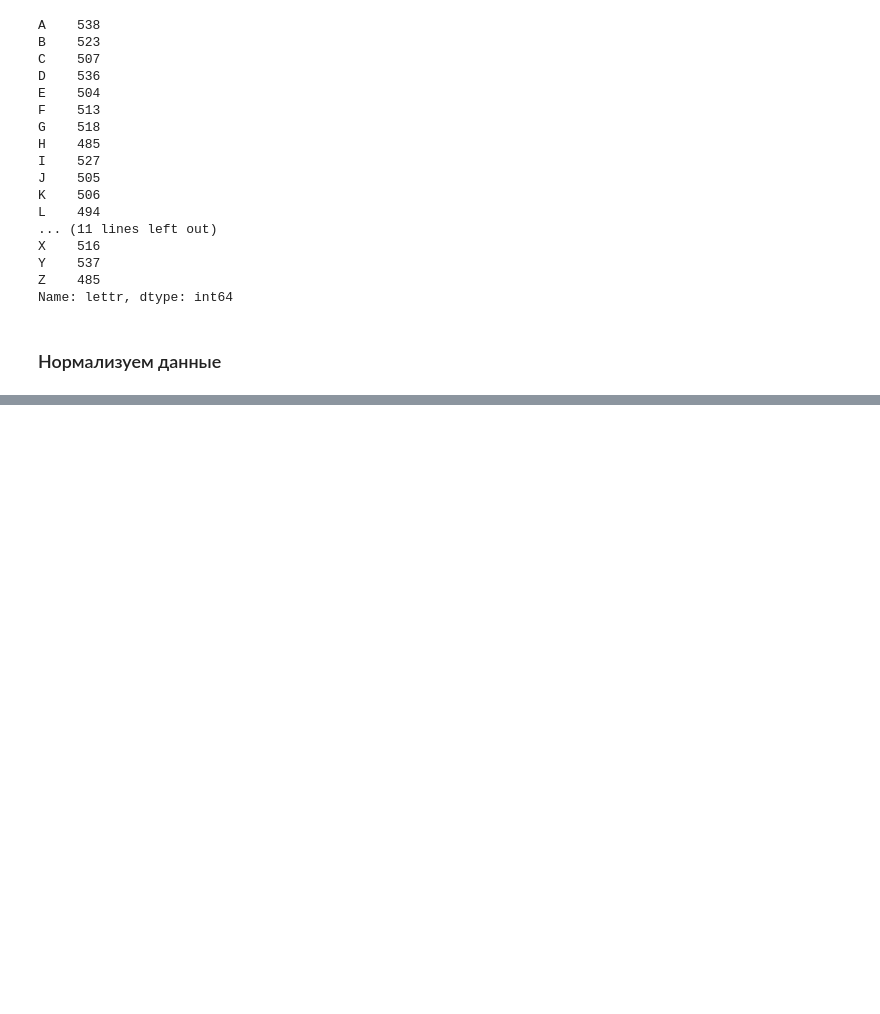
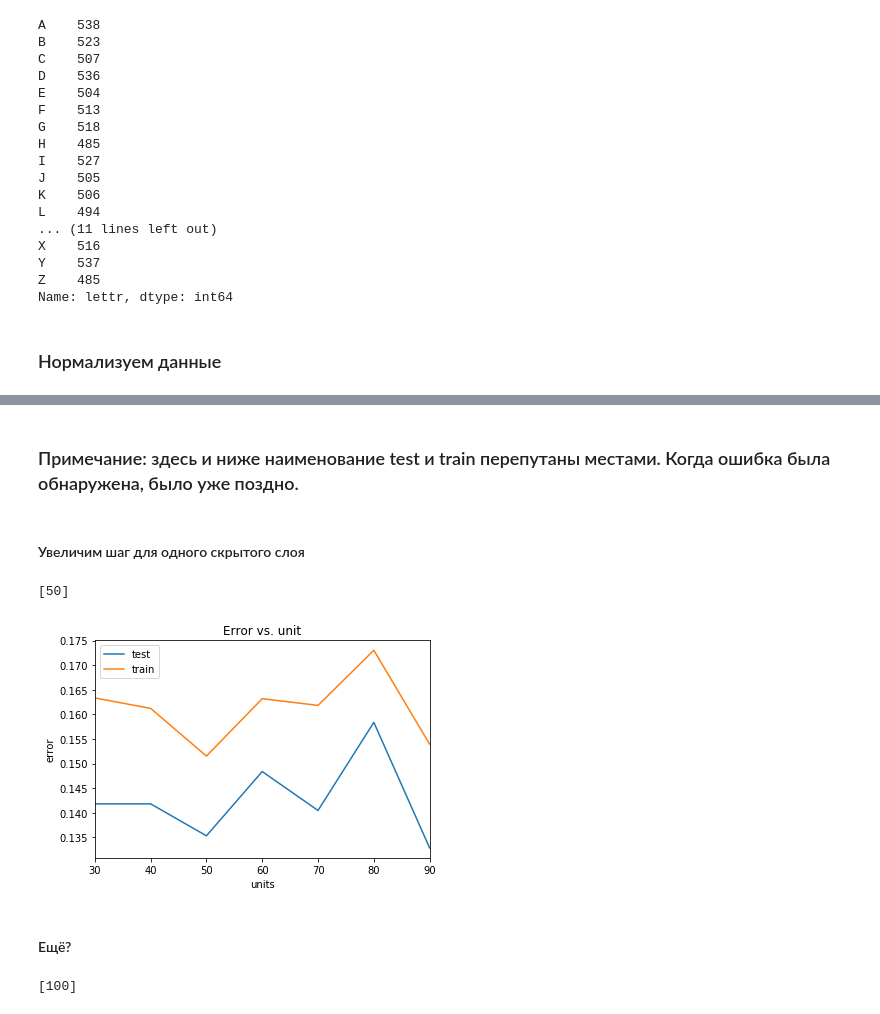
Before and after one commit to Lenferd/Machine-Learning, a Jupyter notebook: L1-dataset_review/letter-recognition-review.ipynb, the cells around one changed output, grey strips where cells are left out. Saved outputs shown, nothing was run; the diff lists cells and outputs as text; code cells hidden in the pictures; blank space fills up the shorter version.

```diff
--- a/L1-dataset_review/letter-recognition-review.ipynb
+++ b/L1-dataset_review/letter-recognition-review.ipynb
@@ -627,0 +679,38 @@ Train error: 0.06836331069482797
+# %% [markdown]
+### Примечание: здесь и ниже наименование test и train перепутаны местами. Когда ошибка была обнаружена, было уже поздно.
+# %% [markdown]
+#### Увеличим шаг для одного скрытого слоя
+# %%
+units_arr = np.arange(30, 100, 10)
+test_err = []
+train_err = []
+for unit in units_arr:
+    mlp_model = MLPClassifier(hidden_layer_sizes = (unit, ),
+                              solver = 'lbfgs', activation = 'logistic', random_state = 42)
+    mlp_model.fit(normalized_X_train, y_train)
+
+    y_train_pred = mlp_model.predict(normalized_X_train)
+    y_test_pred = mlp_model.predict(normalized_X_test)
+    train_err.append(np.mean(y_train != y_train_pred))
+    test_err.append(np.mean(y_test != y_test_pred))
+# %%
+min_train_err = np.min(train_err)
+min_test_err = np.min(test_err)
+
+units_opt = units_arr[test_err == min_test_err]
+print(units_opt)
+# %% [output]
+[50]
+# %%
+plt.plot(units_arr, train_err, label = 'test')
+plt.plot(units_arr, test_err, label = 'train')
+plt.xlim([np.min(units_arr), np.max(units_arr)])
+plt.title('Error vs. unit')
+plt.xlabel('units')
+plt.ylabel('error')
+plt.legend()
+pass
+# %% [output]
+[figure, added]
+# %% [markdown]
+#### Ещё?
@@ -627,0 +730,8 @@ Train error: 0.06836331069482797
+# %%
+min_train_err = np.min(train_err)
+min_test_err = np.min(test_err)
+
+units_opt = units_arr[test_err == min_test_err]
+print(units_opt)
+# %% [output]
+[100]
```
Also changed, not shown: parts of 101 cells of this notebook.
